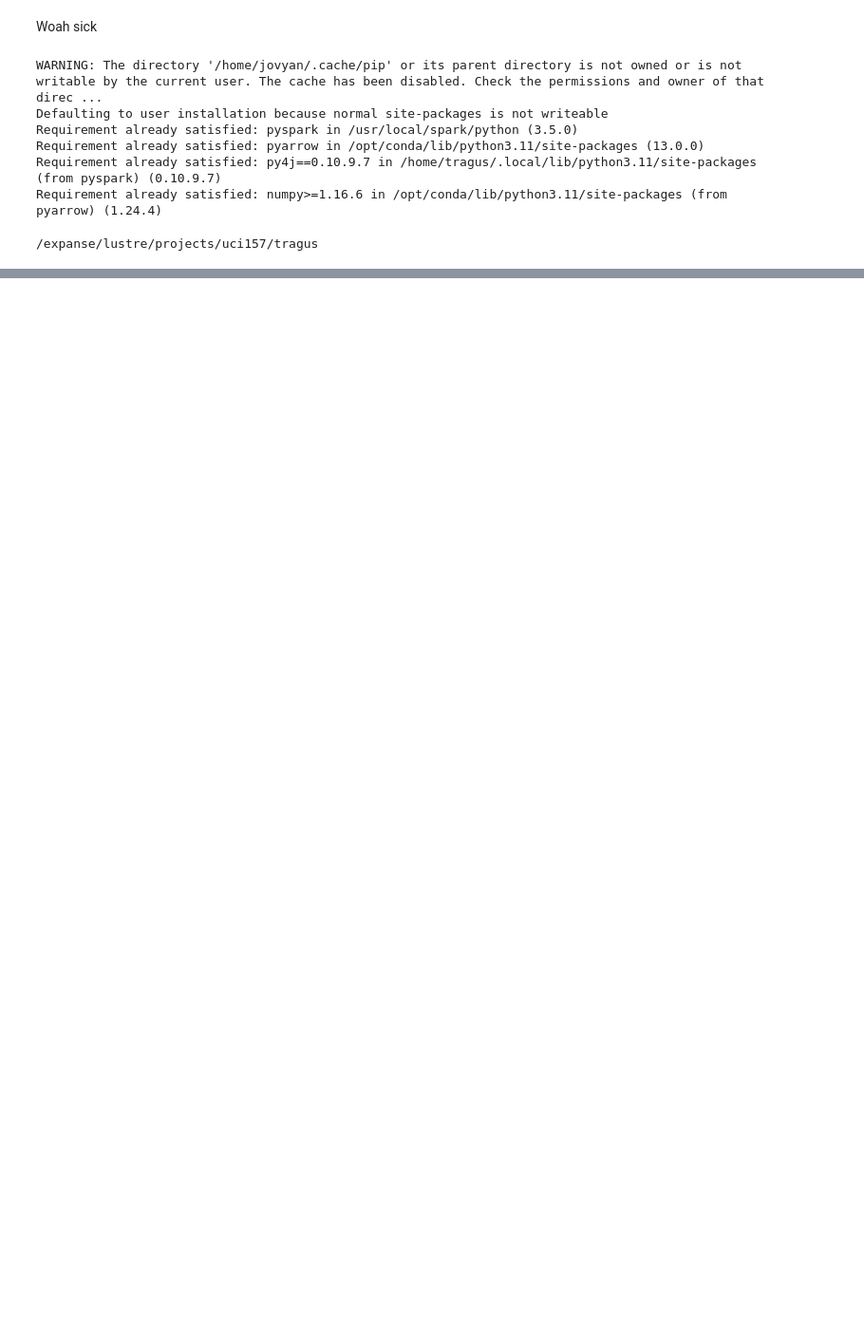
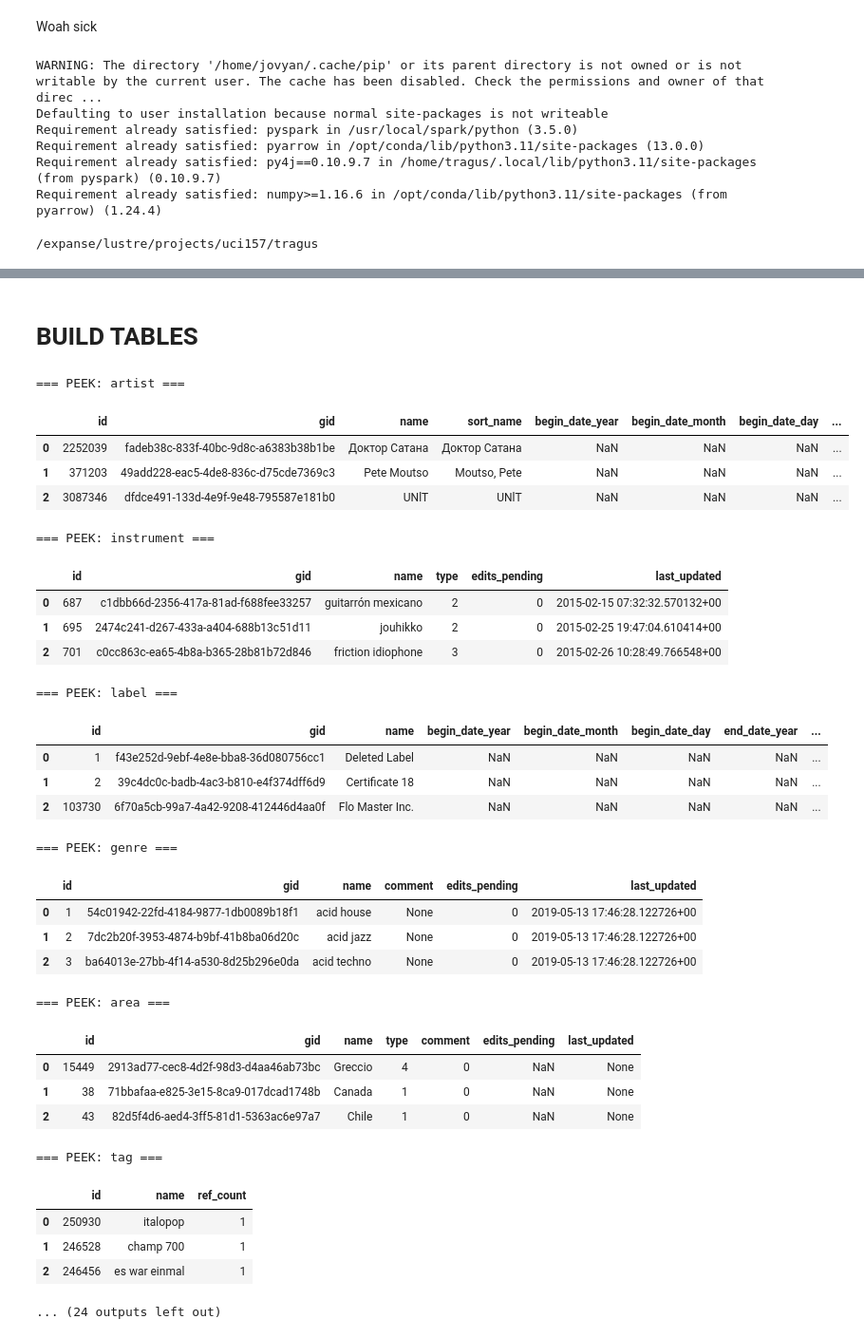
Before and after one commit to rowheaton/ragus-wheaton-iribe-232, a Jupyter notebook: musicbrainz_tom.ipynb, the cells around one changed output, grey strips where cells are left out. Shown at 95% size. Cells and saved outputs as stored; diff of their text form; code cells hidden in the pictures; blank space fills up the shorter version.

```diff
--- a/musicbrainz_tom.ipynb
+++ b/musicbrainz_tom.ipynb
@@ -27,0 +203,75 @@ MBDUMP = "musicbrainz_project/raw_data/mbdump"
+# %% [markdown]
+# BUILD TABLES
+# %%
+schemas = {
+    "artist": artist_schema,
+    "instrument": instrument_schema,
+    "label": label_schema,
+    "genre": genre_schema,
+    "area": area_schema,
+    "tag": tag_schema,
+    "gender": gender_schema,
+    "release_group": release_group_schema,
+    "l_artist_label": l_artist_label_schema,
+    "l_artist_release_group": l_artist_release_group_schema,
+    "label_tag": label_tag_schema,
+    "l_artist_genre": l_artist_genre_schema,
+    "l_artist_artist": l_artist_artist_schema,
+    "release_group_tag": release_group_tag_schema,
+    "artist_tag": artist_tag_schema,
+    "artist_credit": artist_credit_schema,
+    "artist_credit_name": artist_credit_name_schema,
+    "l_artist_instrument": l_artist_instrument_schema,
+}
+
+dfs = {}
+profile_rows = []
+
+for table_name, schema in schemas.items():
+    df = (
+        spark.read
+        .option("sep", "\t")
+        .option("nullValue", r"\N")
+        .option("header", "false")
+        .option("quote", "")
+        .option("escape", "")
+        .schema(schema)
+        .csv(f"{MBDUMP}/{table_name}")
+    )
+
+    dfs[table_name] = df
+
+    print(f"=== PEEK: {table_name} ===")
+    peek(df)
+# %% [output]
+=== PEEK: artist ===
+|  | id | gid | name | sort_name | begin_date_year | begin_date_month | begin_date_day | ... |
+| 0 | 2252039 | fadeb38c-833f-40bc-9d8c-a6383b38b1be | Доктор Сатана | Доктор Сатана | NaN | NaN | NaN | ... |
+| 1 | 371203 | 49add228-eac5-4de8-836c-d75cde7369c3 | Pete Moutso | Moutso, Pete | NaN | NaN | NaN | ... |
+| 2 | 3087346 | dfdce491-133d-4e9f-9e48-795587e181b0 | UNlT | UNlT | NaN | NaN | NaN | ... |
+=== PEEK: instrument ===
+|  | id | gid | name | type | edits_pending | last_updated |
+| 0 | 687 | c1dbb66d-2356-417a-81ad-f688fee33257 | guitarrón mexicano | 2 | 0 | 2015-02-15 07:32:32.570132+00 |
+| 1 | 695 | 2474c241-d267-433a-a404-688b13c51d11 | jouhikko | 2 | 0 | 2015-02-25 19:47:04.610414+00 |
+| 2 | 701 | c0cc863c-ea65-4b8a-b365-28b81b72d846 | friction idiophone | 3 | 0 | 2015-02-26 10:28:49.766548+00 |
+=== PEEK: label ===
+|  | id | gid | name | begin_date_year | begin_date_month | begin_date_day | end_date_year | ... |
+| 0 | 1 | f43e252d-9ebf-4e8e-bba8-36d080756cc1 | Deleted Label | NaN | NaN | NaN | NaN | ... |
+| 1 | 2 | 39c4dc0c-badb-4ac3-b810-e4f374dff6d9 | Certificate 18 | NaN | NaN | NaN | NaN | ... |
+| 2 | 103730 | 6f70a5cb-99a7-4a42-9208-412446d4aa0f | Flo Master Inc. | NaN | NaN | NaN | NaN | ... |
+=== PEEK: genre ===
+|  | id | gid | name | comment | edits_pending | last_updated |
+| 0 | 1 | 54c01942-22fd-4184-9877-1db0089b18f1 | acid house | None | 0 | 2019-05-13 17:46:28.122726+00 |
+| 1 | 2 | 7dc2b20f-3953-4874-b9bf-41b8ba06d20c | acid jazz | None | 0 | 2019-05-13 17:46:28.122726+00 |
+| 2 | 3 | ba64013e-27bb-4f14-a530-8d25b296e0da | acid techno | None | 0 | 2019-05-13 17:46:28.122726+00 |
+=== PEEK: area ===
+|  | id | gid | name | type | comment | edits_pending | last_updated |
+| 0 | 15449 | 2913ad77-cec8-4d2f-98d3-d4aa46ab73bc | Greccio | 4 | 0 | NaN | None |
+| 1 | 38 | 71bbafaa-e825-3e15-8ca9-017dcad1748b | Canada | 1 | 0 | NaN | None |
+| 2 | 43 | 82d5f4d6-aed4-3ff5-81d1-5363ac6e97a7 | Chile | 1 | 0 | NaN | None |
+=== PEEK: tag ===
+|  | id | name | ref_count |
+| 0 | 250930 | italopop | 1 |
+| 1 | 246528 | champ 700 | 1 |
+| 2 | 246456 | es war einmal | 1 |
+... (24 outputs left out)
```
Also changed, not shown: parts of 30 cells of this notebook.
